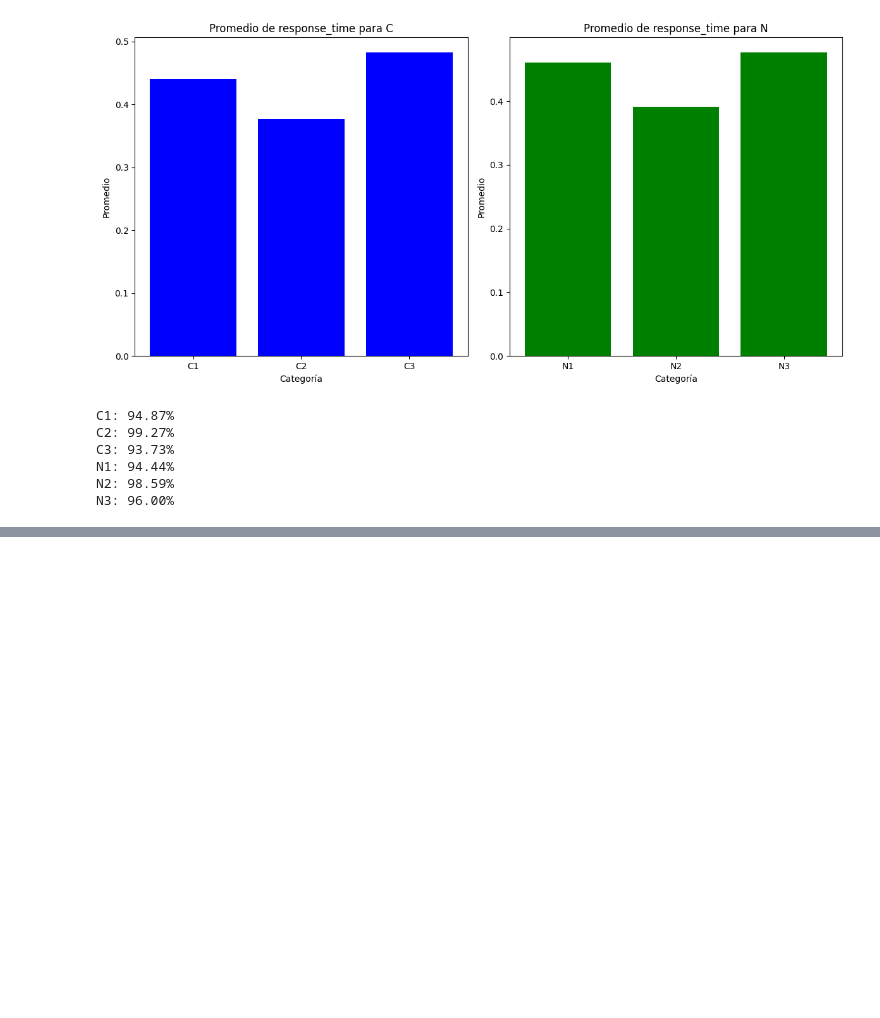
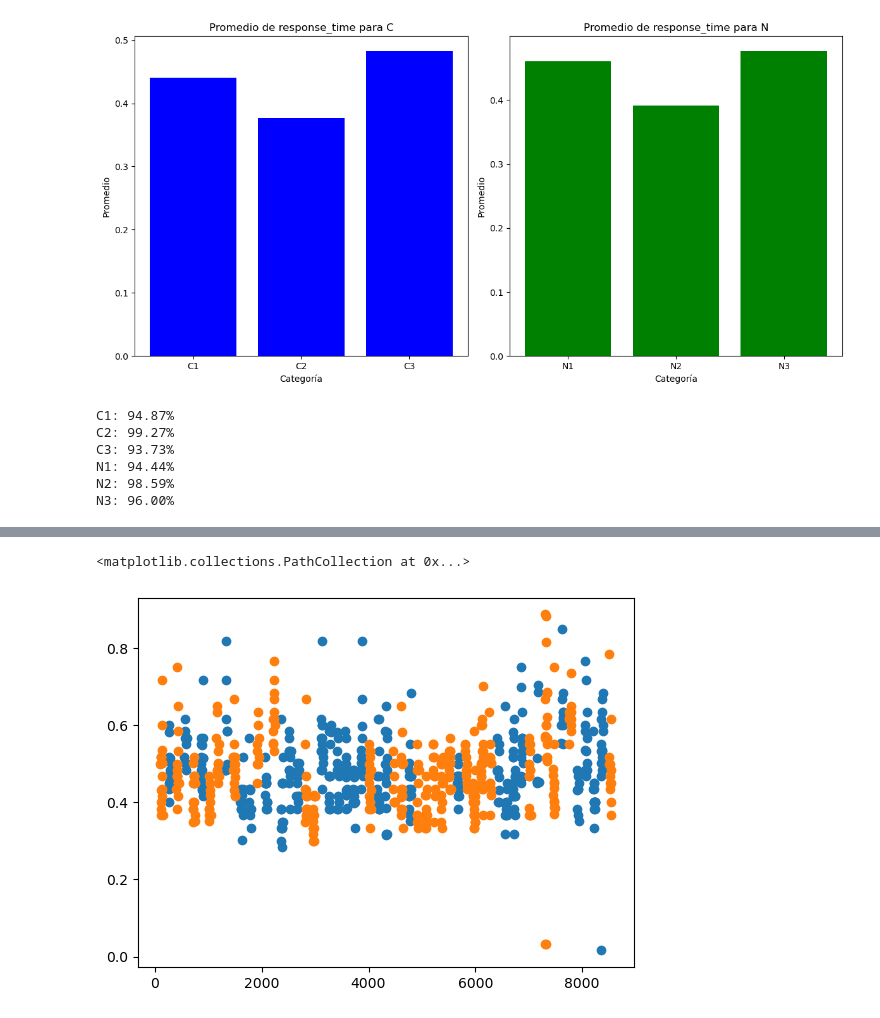
Before and after one commit to lucas-dobrovolski/Neuro, a Jupyter notebook: analisis neuro.ipynb, the cells around one changed output, grey strips where cells are left out. Drawn from its saved outputs; the diff is of its cells as text; code cells hidden in the pictures; blank space fills up the shorter version.

Commit message:
cree imagenes de los datos

```diff
--- a/analisis neuro.ipynb
+++ b/analisis neuro.ipynb
@@ -186,0 +173,6 @@ plt.scatter(rt_df_C3.index,rt_df_C3)
+# %%
+plt.scatter(rt_df_C3.index,rt_df_C3)
+plt.scatter(rt_df_N3.index,rt_df_N3)
+# %% [output]
+<matplotlib.collections.PathCollection at 0x...>
+[figure, added]
```
Also changed, not shown: parts of 5 cells of this notebook.
